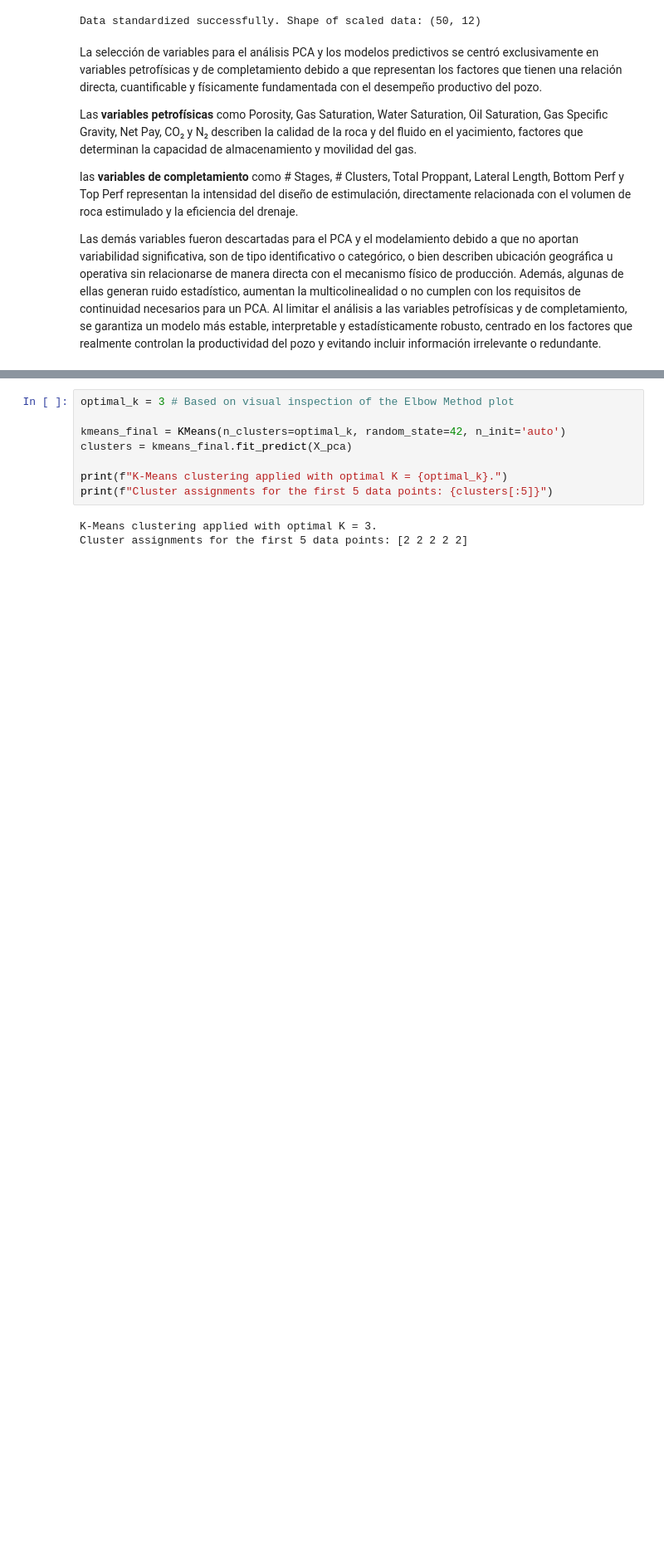
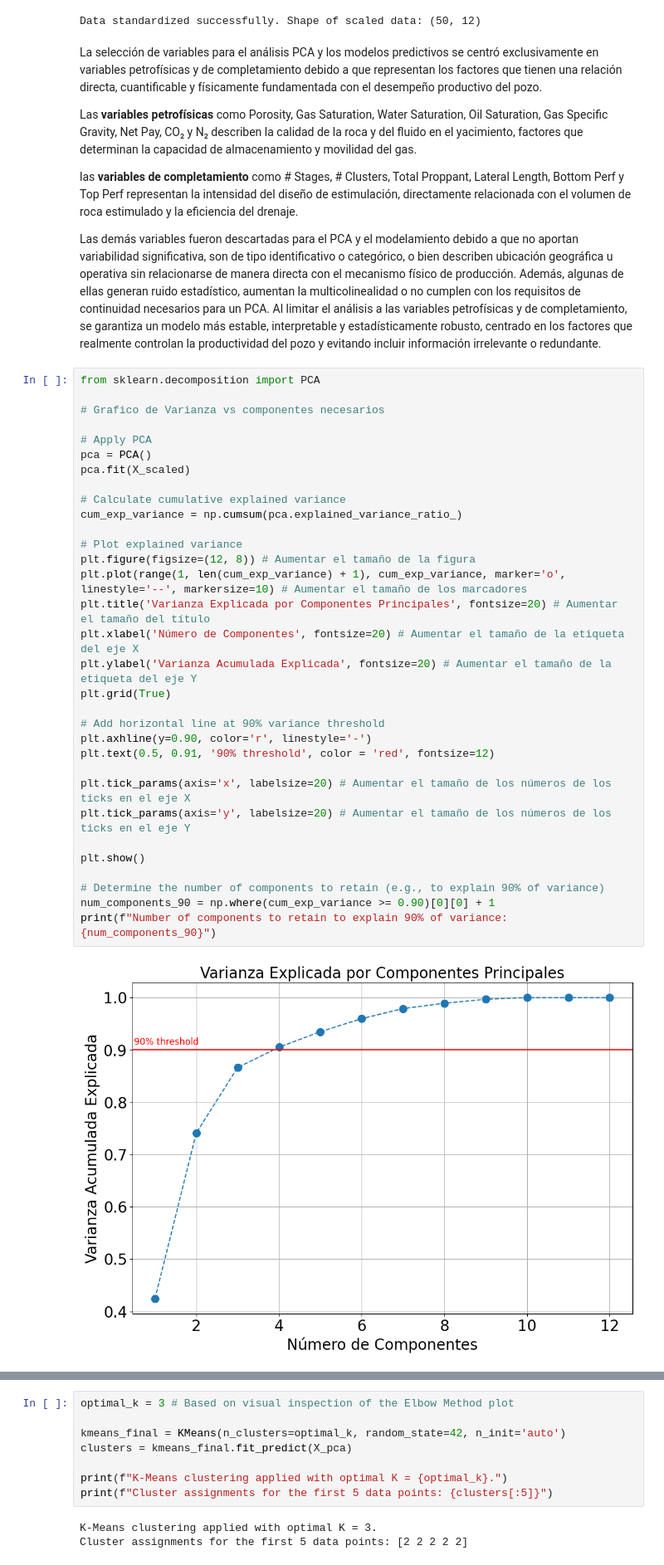
Before and after one commit to Bell-12/Proyecto_de_Grado, a Jupyter notebook: 2. Notebooks/Modelado.ipynb, the cells around one changed output, grey strips where cells are left out. Shown at 83% size. Drawn from its saved outputs; the diff is of its cells as text; blank space fills up the shorter version.

```diff
--- a/2. Notebooks/Modelado.ipynb
+++ b/2. Notebooks/Modelado.ipynb
@@ -93,3 +97,37 @@ Las **variables petrofísicas** como Porosity, Gas Saturation, Water Saturation,
 las **variables de completamiento** como # Stages, # Clusters, Total Proppant, Lateral Length, Bottom Perf y Top Perf representan la intensidad del diseño de estimulación, directamente relacionada con el volumen de roca estimulado y la eficiencia del drenaje.
 
 Las demás variables fueron descartadas para el PCA y el modelamiento debido a que no aportan variabilidad significativa, son de tipo identificativo o categórico, o bien describen ubicación geográfica u operativa sin relacionarse de manera directa con el mecanismo físico de producción. Además, algunas de ellas generan ruido estadístico, aumentan la multicolinealidad o no cumplen con los requisitos de continuidad necesarios para un PCA. Al limitar el análisis a las variables petrofísicas y de completamiento, se garantiza un modelo más estable, interpretable y estadísticamente robusto, centrado en los factores que realmente controlan la productividad del pozo y evitando incluir información irrelevante o redundante.
+# %%
+from sklearn.decomposition import PCA
+
+# Grafico de Varianza vs componentes necesarios
+
+# Apply PCA
+pca = PCA()
+pca.fit(X_scaled)
+
+# Calculate cumulative explained variance
+cum_exp_variance = np.cumsum(pca.explained_variance_ratio_)
+
+# Plot explained variance
+plt.figure(figsize=(12, 8)) # Aumentar el tamaño de la figura
+plt.plot(range(1, len(cum_exp_variance) + 1), cum_exp_variance, marker='o', linestyle='--', markersize=10) # Aumentar el tamaño de los marcadores
+plt.title('Varianza Explicada por Componentes Principales', fontsize=20) # Aumentar el tamaño del título
+plt.xlabel('Número de Componentes', fontsize=20) # Aumentar el tamaño de la etiqueta del eje X
+plt.ylabel('Varianza Acumulada Explicada', fontsize=20) # Aumentar el tamaño de la etiqueta del eje Y
+plt.grid(True)
+
+# Add horizontal line at 90% variance threshold
+plt.axhline(y=0.90, color='r', linestyle='-')
+plt.text(0.5, 0.91, '90% threshold', color = 'red', fontsize=12)
+
+plt.tick_params(axis='x', labelsize=20) # Aumentar el tamaño de los números de los ticks en el eje X
+plt.tick_params(axis='y', labelsize=20) # Aumentar el tamaño de los números de los ticks en el eje Y
+
+plt.show()
+
+# Determine the number of components to retain (e.g., to explain 90% of variance)
+num_components_90 = np.where(cum_exp_variance >= 0.90)[0][0] + 1
+print(f"Number of components to retain to explain 90% of variance: {num_components_90}")
+# %% [output]
+[figure, added]
```
Also changed, not shown: parts of 38 cells of this notebook.
